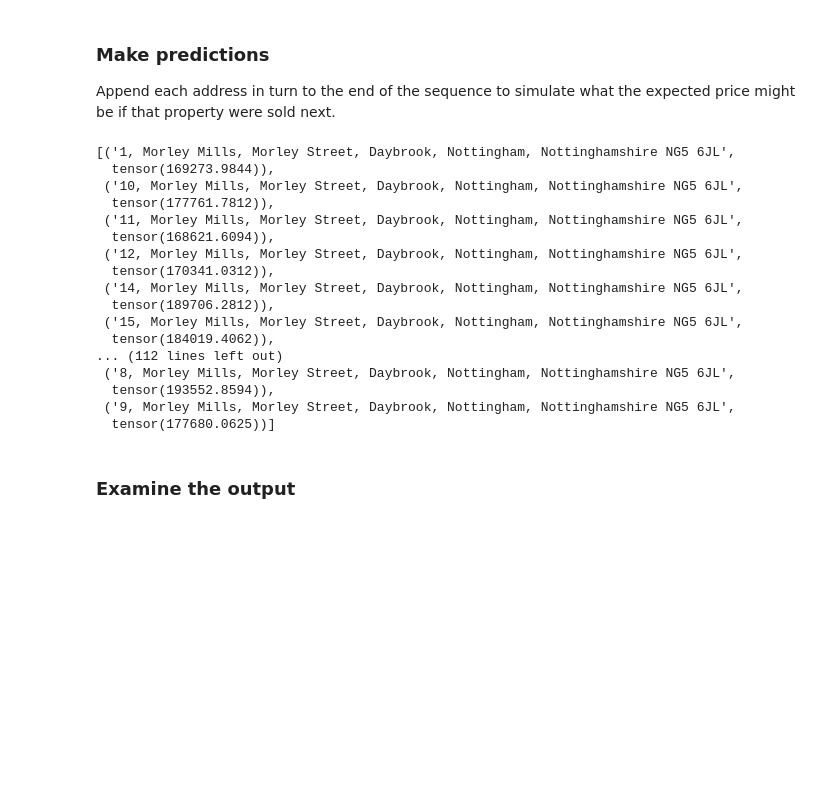
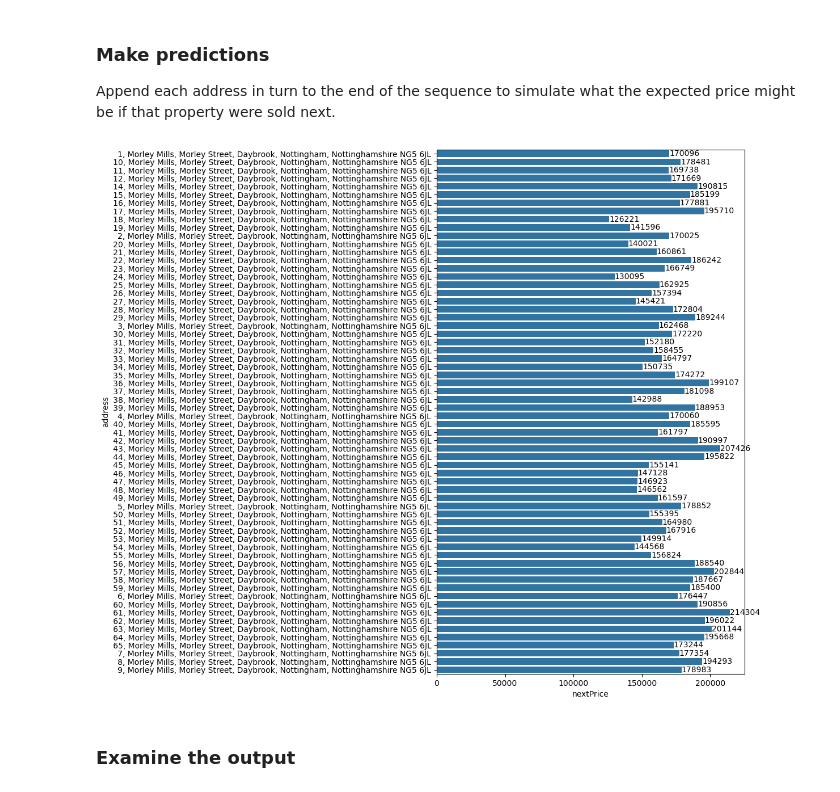
Before and after one commit to warner121/housepricing, a Jupyter notebook: morley_mills/morley_mills_lstm.ipynb, the cells around one changed output. Drawn from its saved outputs; the diff is of its cells as text; code cells hidden in the pictures; blank space fills up the shorter version.

Commit message:
change next predictions to plot

```diff
--- a/morley_mills/morley_mills_lstm.ipynb
+++ b/morley_mills/morley_mills_lstm.ipynb
@@ -161,27 +161,23 @@ def get_prediction(previous_tensor, address_tensor, address_to_idx, address):
     ])
 
     # return last prediction in sequence
-    return model(previous_tensor, address_tensor)[-1].item()
+    return model(previous_tensor, address_tensor)[-1]
 # %%
-[(address, (get_prediction(previous_tensor, address_tensor, address_to_idx, address) * previous_std) + previous_mean) for address in address_to_idx]
+df_next = pd.DataFrame([(
+    address,
+    ((get_prediction(previous_tensor, address_tensor, address_to_idx, address) * previous_std) + previous_mean).item()
+    ) for address in address_to_idx],
+    columns=['address', 'nextPrice'])
-# %% [output]
-[('1, Morley Mills, Morley Street, Daybrook, Nottingham, Nottinghamshire NG5 6JL',
-  tensor(169273.9844)),
- ('10, Morley Mills, Morley Street, Daybrook, Nottingham, Nottinghamshire NG5 6JL',
-  tensor(177761.7812)),
- ('11, Morley Mills, Morley Street, Daybrook, Nottingham, Nottinghamshire NG5 6JL',
-  tensor(168621.6094)),
- ('12, Morley Mills, Morley Street, Daybrook, Nottingham, Nottinghamshire NG5 6JL',
-  tensor(170341.0312)),
- ('14, Morley Mills, Morley Street, Daybrook, Nottingham, Nottinghamshire NG5 6JL',
-  tensor(189706.2812)),
- ('15, Morley Mills, Morley Street, Daybrook, Nottingham, Nottinghamshire NG5 6JL',
-  tensor(184019.4062)),
-... (112 lines left out)
- ('8, Morley Mills, Morley Street, Daybrook, Nottingham, Nottinghamshire NG5 6JL',
-  tensor(193552.8594)),
- ('9, Morley Mills, Morley Street, Daybrook, Nottingham, Nottinghamshire NG5 6JL',
-  tensor(177680.0625))]
+# %%
+from matplotlib import pyplot
+
+fig, ax = pyplot.subplots(figsize=(7, 12))
+ax = sns.barplot(x="nextPrice", y="address", data=df_next, ax=ax)
+
+# new helper method to auto-label bars
+_ = ax.bar_label(ax.containers[0])
+# %% [output]
+[figure, added]
 # %% [markdown]
 ### Examine the output
 # %%
```
Also changed, not shown: parts of 3 cells of this notebook, 1 other file.
